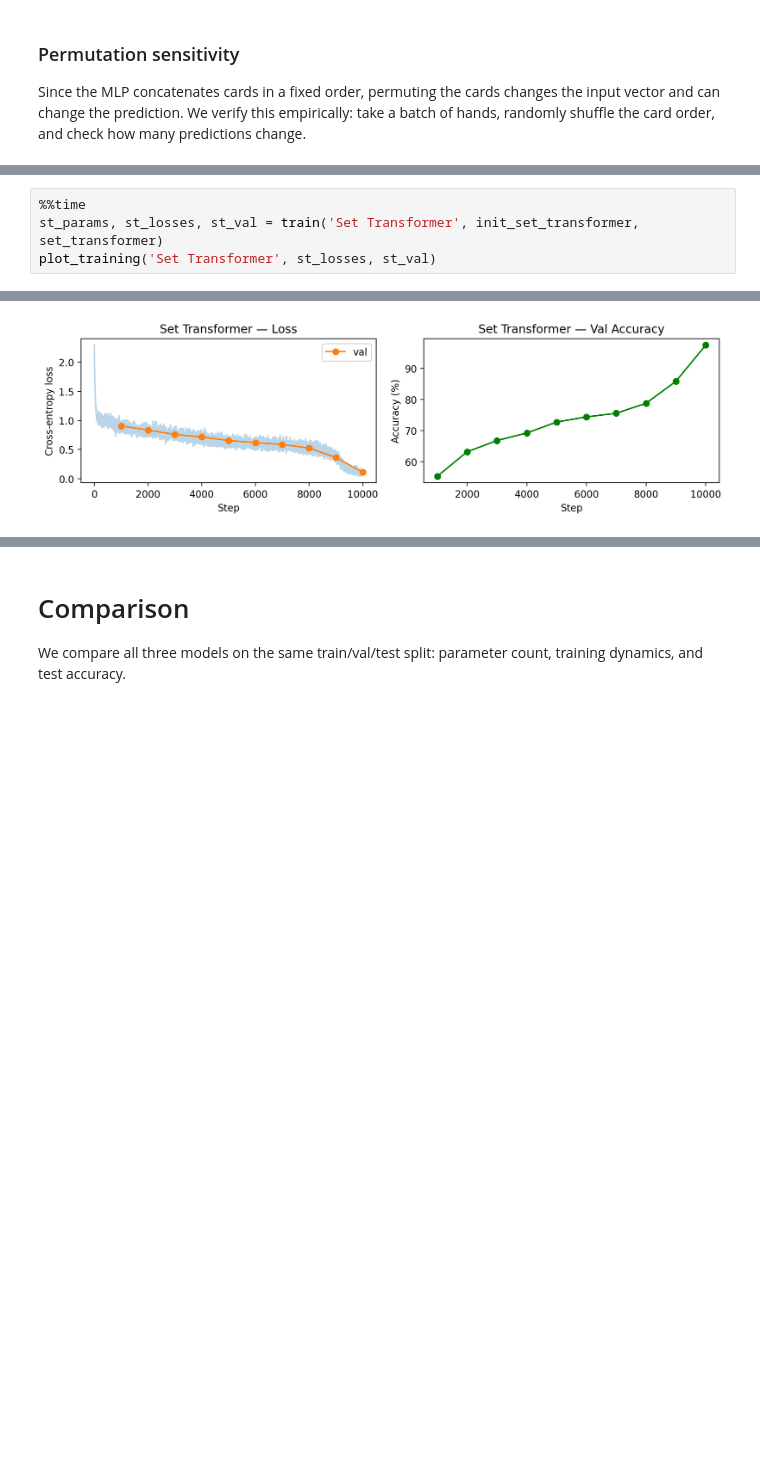
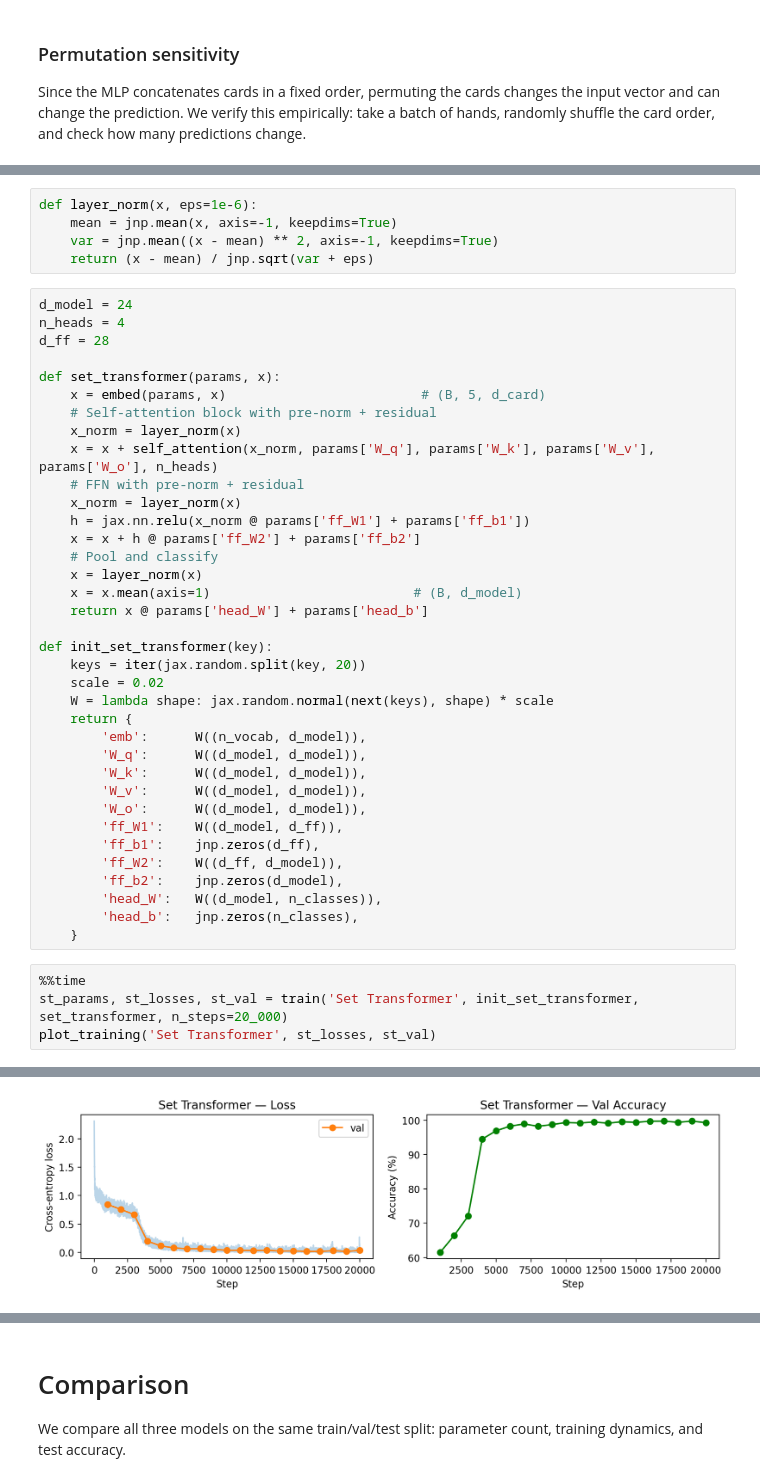
Before and after one commit to yoavram/nanochat, a Jupyter notebook: set-transformer.ipynb, the cells around one changed output, grey strips where cells are left out. Drawn from its saved outputs; the diff is of its cells as text; blank space fills up the shorter version.

```diff
--- a/set-transformer.ipynb
+++ b/set-transformer.ipynb
@@ -438,5 +469,46 @@ def set_transformer(params, suits, ranks):
+# %%
+def layer_norm(x, eps=1e-6):
+    mean = jnp.mean(x, axis=-1, keepdims=True)
+    var = jnp.mean((x - mean) ** 2, axis=-1, keepdims=True)
+    return (x - mean) / jnp.sqrt(var + eps)
+# %%
+d_model = 24
+n_heads = 4
+d_ff = 28
+
+def set_transformer(params, x):
+    x = embed(params, x)                         # (B, 5, d_card)
+    # Self-attention block with pre-norm + residual
+    x_norm = layer_norm(x)
+    x = x + self_attention(x_norm, params['W_q'], params['W_k'], params['W_v'], params['W_o'], n_heads)
+    # FFN with pre-norm + residual
+    x_norm = layer_norm(x)
+    h = jax.nn.relu(x_norm @ params['ff_W1'] + params['ff_b1'])
+    x = x + h @ params['ff_W2'] + params['ff_b2']
+    # Pool and classify
+    x = layer_norm(x)
+    x = x.mean(axis=1)                          # (B, d_model)
+    return x @ params['head_W'] + params['head_b']
+
+def init_set_transformer(key):
+    keys = iter(jax.random.split(key, 20))
+    scale = 0.02
+    W = lambda shape: jax.random.normal(next(keys), shape) * scale
+    return {
+        'emb':      W((n_vocab, d_model)),
+        'W_q':      W((d_model, d_model)),
+        'W_k':      W((d_model, d_model)),
+        'W_v':      W((d_model, d_model)),
+        'W_o':      W((d_model, d_model)),
+        'ff_W1':    W((d_model, d_ff)),
+        'ff_b1':    jnp.zeros(d_ff),
+        'ff_W2':    W((d_ff, d_model)),
+        'ff_b2':    jnp.zeros(d_model),
+        'head_W':   W((d_model, n_classes)),
+        'head_b':   jnp.zeros(n_classes),
+    }
 # %%
 %%time
-st_params, st_losses, st_val = train('Set Transformer', init_set_transformer, set_transformer)
+st_params, st_losses, st_val = train('Set Transformer', init_set_transformer, set_transformer, n_steps=20_000)
 plot_training('Set Transformer', st_losses, st_val)
 # %% [output]
@@ -454 +532 @@ Set Transformer: 4,622 parameters
-[figure, old version]
+[figure, new version]
```
Also changed, not shown: parts of 34 cells of this notebook.
